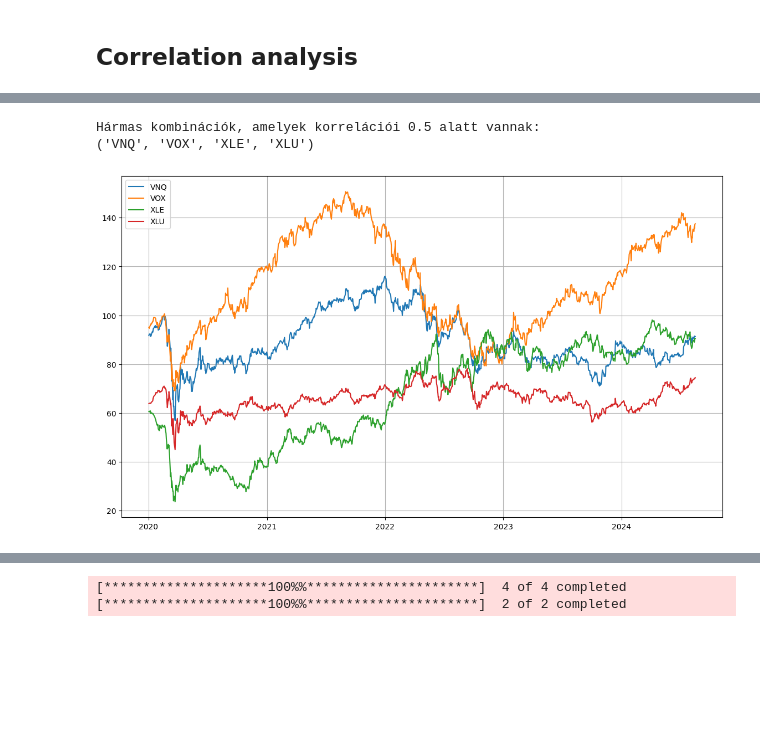
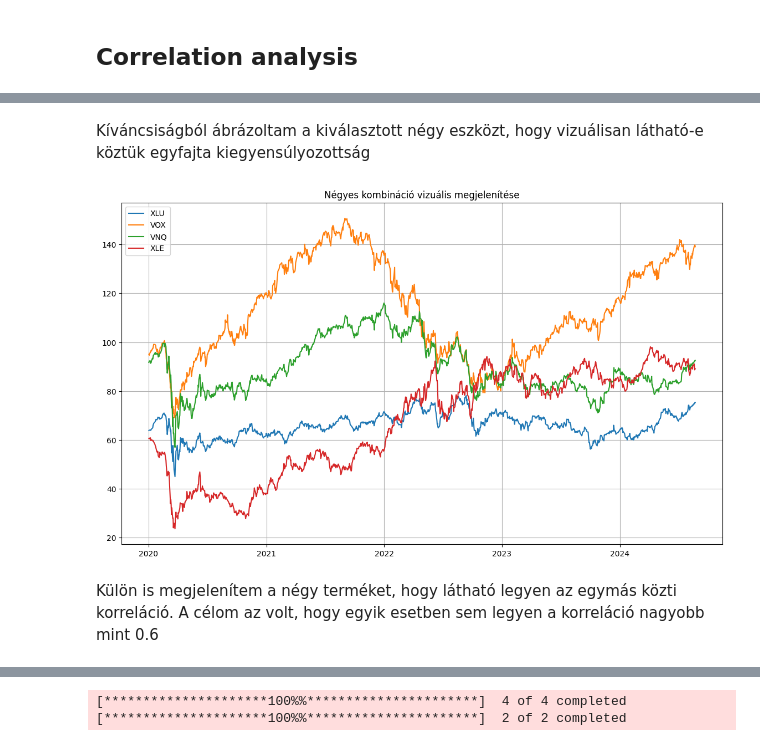
Before and after one commit to datavers/portfolio_idea, a Jupyter notebook: Portfolio.ipynb, the cells around one changed output, grey strips where cells are left out. Drawn from its saved outputs; the diff is of its cells as text; code cells hidden in the pictures; blank space fills up the shorter version.

```diff
--- a/Portfolio.ipynb
+++ b/Portfolio.ipynb
@@ -192,38 +159,19 @@ for comb in combs:
-# %%
-from itertools import combinations
-
-# Határérték az erős korrelációra
-threshold = 0.6
-
-# Oszlopnevek lekérése
-columns = corr_matrix.columns
-
-# Lehetséges hármas kombinációk létrehozása
-combs = combinations(columns, 4)
-
-# Hármas kombinációk szűrése a korrelációs értékek alapján
-selected_combinations = []
-for comb in combs:
-    if all(corr_matrix.loc[comb[i], comb[j]] < threshold for i in range(4) for j in range(i+1, 4)):
-        selected_combinations.append(comb)
-
-# Megjelenítjük azokat a hármas kombinációkat, amelyek megfelelnek a feltételnek
-print("Hármas kombinációk, amelyek korrelációi 0.5 alatt vannak:")
-print(selected_combinations[0])
-# %% [output]
-Hármas kombinációk, amelyek korrelációi 0.5 alatt vannak:
-('VNQ', 'VOX', 'XLE', 'XLU')
+# %% [markdown]
+Kíváncsiságból ábrázoltam a kiválasztott négy eszközt, hogy vizuálisan látható-e köztük egyfajta kiegyensúlyozottság
 # %%
 portfolio = close_prices[list(selected_combinations[0])]
 plt.figure(figsize=(14, 8))
 for ticker in portfolio.columns:
     plt.plot(portfolio.index, portfolio[ticker], label=f'{ticker}')
 
 plt.legend()
 plt.grid(True)
+plt.title("Négyes kombináció vizuális megjelenítése")
 plt.show()
 # %% [output]
-[figure, old version]
+[figure, new version]
+# %% [markdown]
+Külön is megjelenítem a négy terméket, hogy látható legyen az egymás közti korreláció. A célom az volt, hogy egyik esetben sem legyen a korreláció nagyobb mint 0.6
 # %%
 sns.heatmap(portfolio.corr(), annot=True, cmap='coolwarm', linewidths=0.5)
 # %% [output]
```
Also changed, not shown: parts of 53 cells of this notebook.
